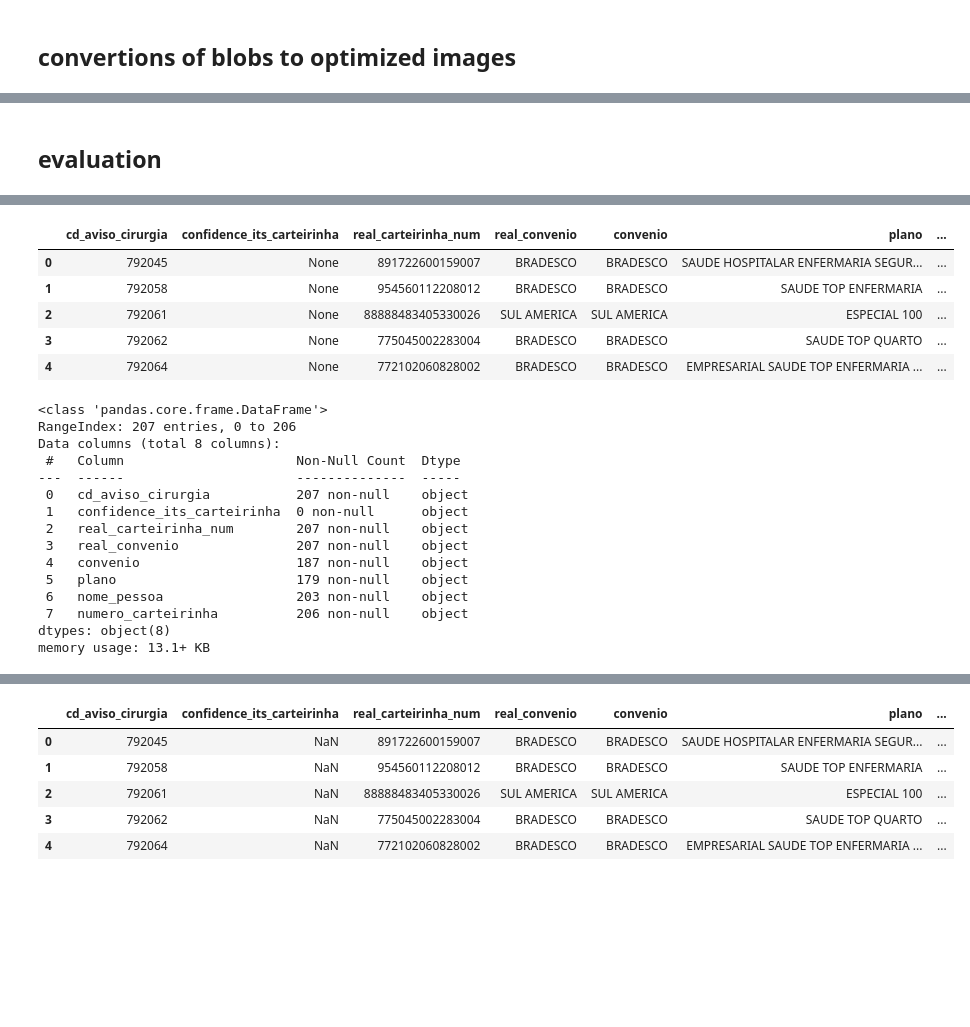
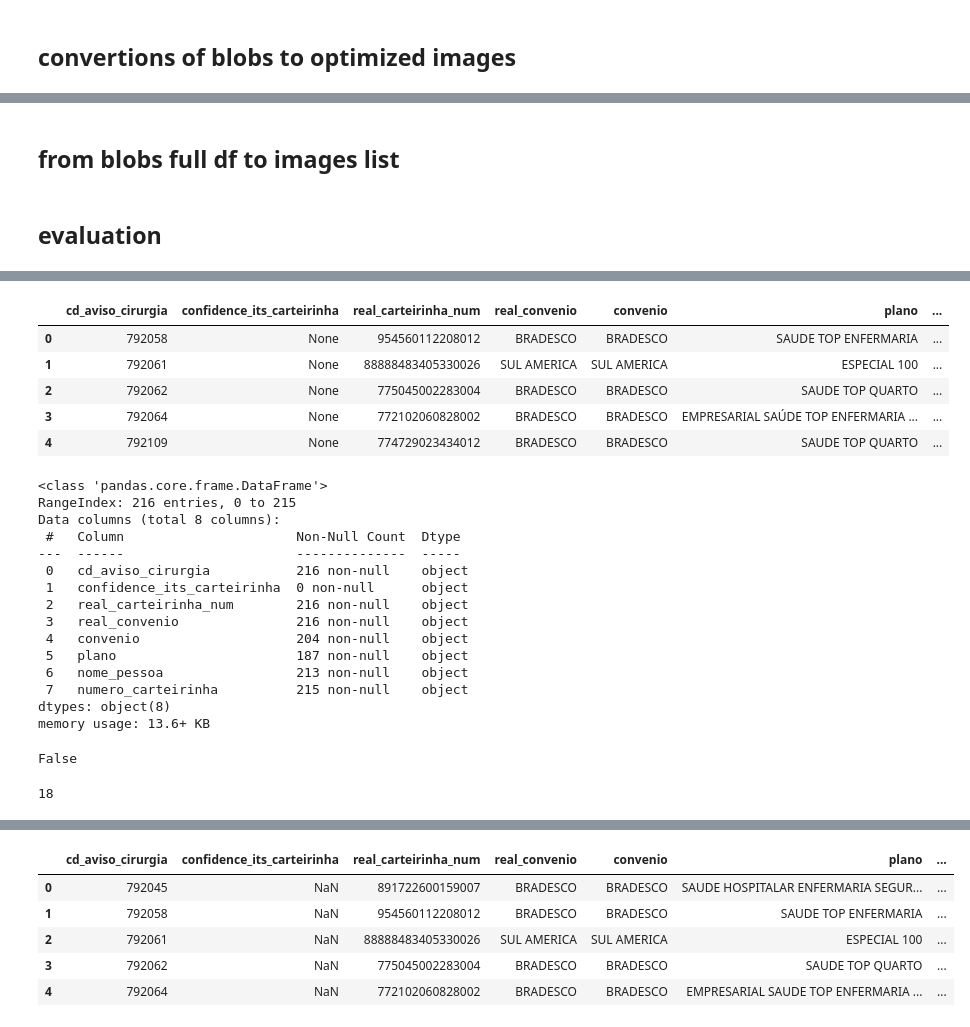
Before and after one commit to joao-thomaz-mle/carteirinha-api, a Jupyter notebook: POC/connect_db_extract.ipynb, the cells around one changed output, grey strips where cells are left out. Saved outputs shown, nothing was run; the diff lists cells and outputs as text; code cells hidden in the pictures; blank space fills up the shorter version.

```diff
--- a/POC/connect_db_extract.ipynb
+++ b/POC/connect_db_extract.ipynb
@@ -1397,8 +1636,10 @@ logger.info("✅ Processo de experimento finalizado.")
+# %% [markdown]
+## from blobs full df to images list
 # %% [markdown]
 ## evaluation
 # %%
 # getting the json results to dataframe and evaluating, especific model and prompt combination
-json_results_path = "/home/joao/projects/company_projects/carteirinha-api/documents/extraction_results/extract_results_us_anthropic_claude-3-7-sonnet-20250219-v1_0_prompt_extracao_carteirinha_v3.json"
+json_results_path = "/home/joao/projects/company_projects/carteirinha-api/documents/extraction_results/extract_results_us_anthropic_claude-3-7-sonnet-20250219-v1_0_last_prompt.json"
 
 # load json
 results = json.load(open(json_results_path, 'r', encoding='utf-8'))
@@ -1410,26 +1651,26 @@ df_results.head()
 |  | cd_aviso_cirurgia | confidence_its_carteirinha | real_carteirinha_num | real_convenio | convenio | plano | ... |
-| 0 | 792045 | None | 891722600159007 | BRADESCO | BRADESCO | SAUDE HOSPITALAR ENFERMARIA SEGUR... | ... |
-| 1 | 792058 | None | 954560112208012 | BRADESCO | BRADESCO | SAUDE TOP ENFERMARIA | ... |
-| 2 | 792061 | None | 88888483405330026 | SUL AMERICA | SUL AMERICA | ESPECIAL 100 | ... |
-| 3 | 792062 | None | 775045002283004 | BRADESCO | BRADESCO | SAUDE TOP QUARTO | ... |
-| 4 | 792064 | None | 772102060828002 | BRADESCO | BRADESCO | EMPRESARIAL SAUDE TOP ENFERMARIA ... | ... |
+| 0 | 792058 | None | 954560112208012 | BRADESCO | BRADESCO | SAUDE TOP ENFERMARIA | ... |
+| 1 | 792061 | None | 88888483405330026 | SUL AMERICA | SUL AMERICA | ESPECIAL 100 | ... |
+| 2 | 792062 | None | 775045002283004 | BRADESCO | BRADESCO | SAUDE TOP QUARTO | ... |
+| 3 | 792064 | None | 772102060828002 | BRADESCO | BRADESCO | EMPRESARIAL SAÚDE TOP ENFERMARIA ... | ... |
+| 4 | 792109 | None | 774729023434012 | BRADESCO | BRADESCO | SAUDE TOP QUARTO | ... |
 # %%
 df_results.info()
 # %% [output]
 <class 'pandas.core.frame.DataFrame'>
-RangeIndex: 207 entries, 0 to 206
+RangeIndex: 216 entries, 0 to 215
 Data columns (total 8 columns):
  #   Column                      Non-Null Count  Dtype
 ---  ------                      --------------  -----
- 0   cd_aviso_cirurgia           207 non-null    object
+ 0   cd_aviso_cirurgia           216 non-null    object
  1   confidence_its_carteirinha  0 non-null      object
- 2   real_carteirinha_num        207 non-null    object
- 3   real_convenio               207 non-null    object
- 4   convenio                    187 non-null    object
- 5   plano                       179 non-null    object
- 6   nome_pessoa                 203 non-null    object
- 7   numero_carteirinha          206 non-null    object
+ 2   real_carteirinha_num        216 non-null    object
+ 3   real_convenio               216 non-null    object
+ 4   convenio                    204 non-null    object
+ 5   plano                       187 non-null    object
+ 6   nome_pessoa                 213 non-null    object
+ 7   numero_carteirinha          215 non-null    object
 dtypes: object(8)
-memory usage: 13.1+ KB
+memory usage: 13.6+ KB
 # %%
 #save the df_results to csv file
@@ -1436,0 +1678,8 @@ df_results.to_csv("df_results_v3.csv", index=False)
+# %%
+88888483405330026 == 888884834053300026
+# %% [output]
+False
+# %%
+len("888884834053300026")
+# %% [output]
+18
```
Also changed, not shown: parts of 45 cells of this notebook, 4 other files.
